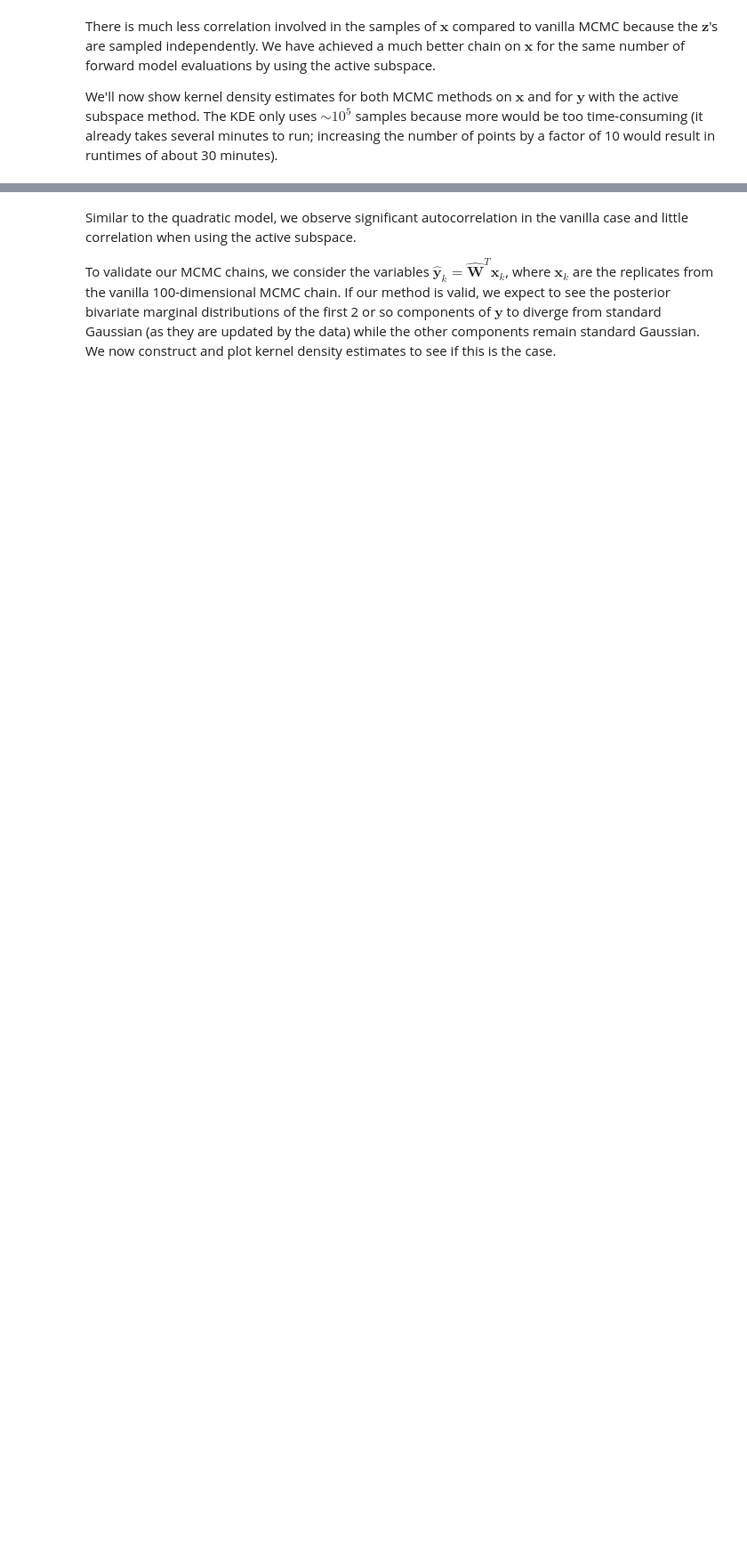
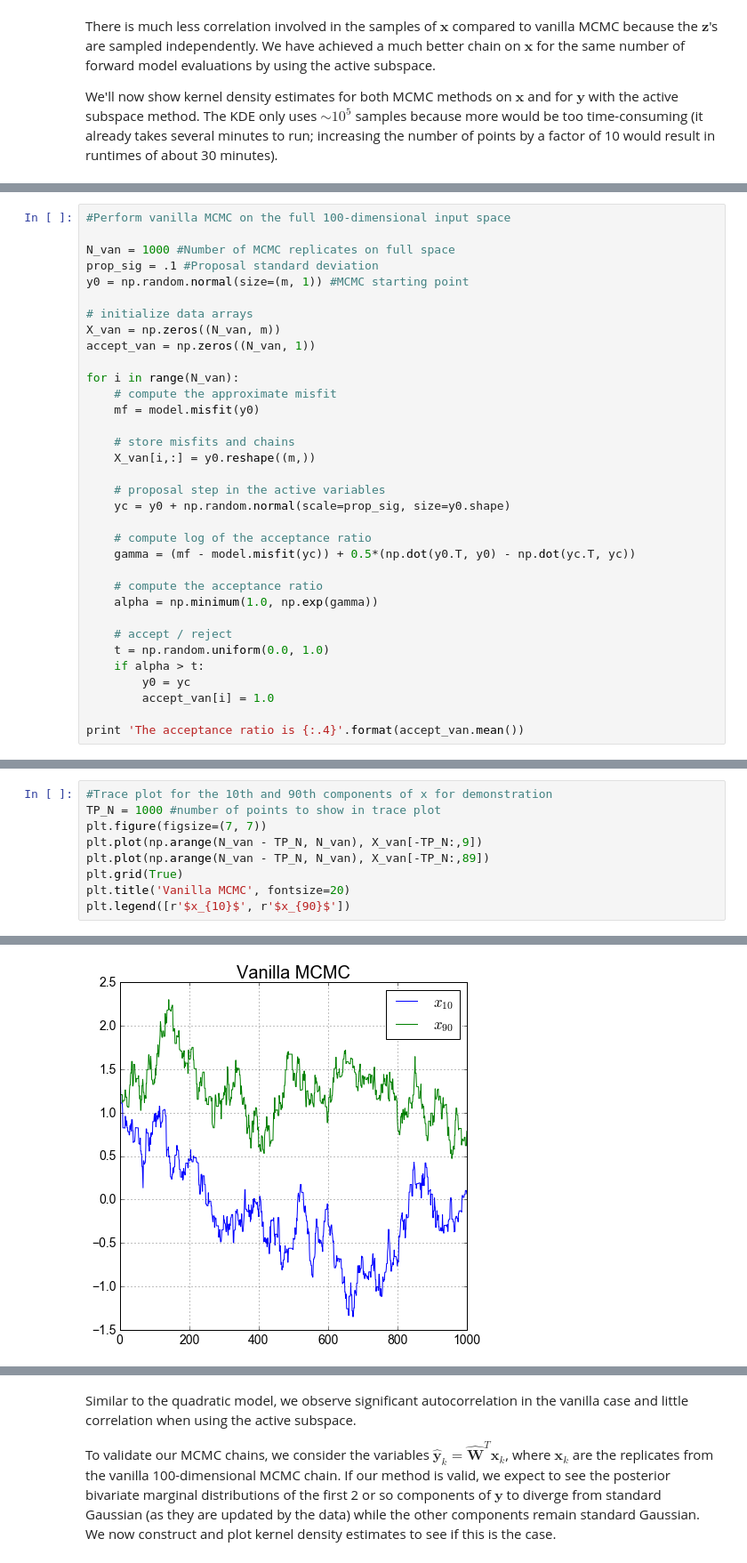
Before and after one commit to paulcon/as-data-sets, a Jupyter notebook: MCMC/MCMC.ipynb, the cells around one changed output, grey strips where cells are left out. Shown at 89% size. Cells and saved outputs as stored; diff of their text form; blank space fills up the shorter version.

```diff
--- a/MCMC/MCMC.ipynb
+++ b/MCMC/MCMC.ipynb
@@ -376,0 +393,34 @@ where $u$ is the solution, $\mathbf s$ are the spatial coordinates, and $\mathbf
+# %%
+#Perform vanilla MCMC on the full 100-dimensional input space
+
+N_van = 1000 #Number of MCMC replicates on full space
+prop_sig = .1 #Proposal standard deviation
+y0 = np.random.normal(size=(m, 1)) #MCMC starting point
+
+# initialize data arrays
+X_van = np.zeros((N_van, m))
+accept_van = np.zeros((N_van, 1))
+
+for i in range(N_van):
+    # compute the approximate misfit
+    mf = model.misfit(y0)
+
+    # store misfits and chains
+    X_van[i,:] = y0.reshape((m,))
+
+    # proposal step in the active variables
+    yc = y0 + np.random.normal(scale=prop_sig, size=y0.shape)
+
+    # compute log of the acceptance ratio
+    gamma = (mf - model.misfit(yc)) + 0.5*(np.dot(y0.T, y0) - np.dot(yc.T, yc))
+
+    # compute the acceptance ratio
+    alpha = np.minimum(1.0, np.exp(gamma))
+
+    # accept / reject
+    t = np.random.uniform(0.0, 1.0)
+    if alpha > t:
+        y0 = yc
+        accept_van[i] = 1.0
+
+print 'The acceptance ratio is {:.4}'.format(accept_van.mean())
@@ -376,0 +429,10 @@ where $u$ is the solution, $\mathbf s$ are the spatial coordinates, and $\mathbf
+# %%
+#Trace plot for the 10th and 90th components of x for demonstration
+TP_N = 1000 #number of points to show in trace plot
+plt.figure(figsize=(7, 7))
+plt.plot(np.arange(N_van - TP_N, N_van), X_van[-TP_N:,9])
+plt.plot(np.arange(N_van - TP_N, N_van), X_van[-TP_N:,89])
+plt.grid(True)
+plt.title('Vanilla MCMC', fontsize=20)
+plt.legend([r'$x_{10}$', r'$x_{90}$'])
+# %% [output]
@@ -376,0 +440 @@ where $u$ is the solution, $\mathbf s$ are the spatial coordinates, and $\mathbf
+[figure, added]
```
Also changed, not shown: parts of 30 cells of this notebook, 9 other files.
